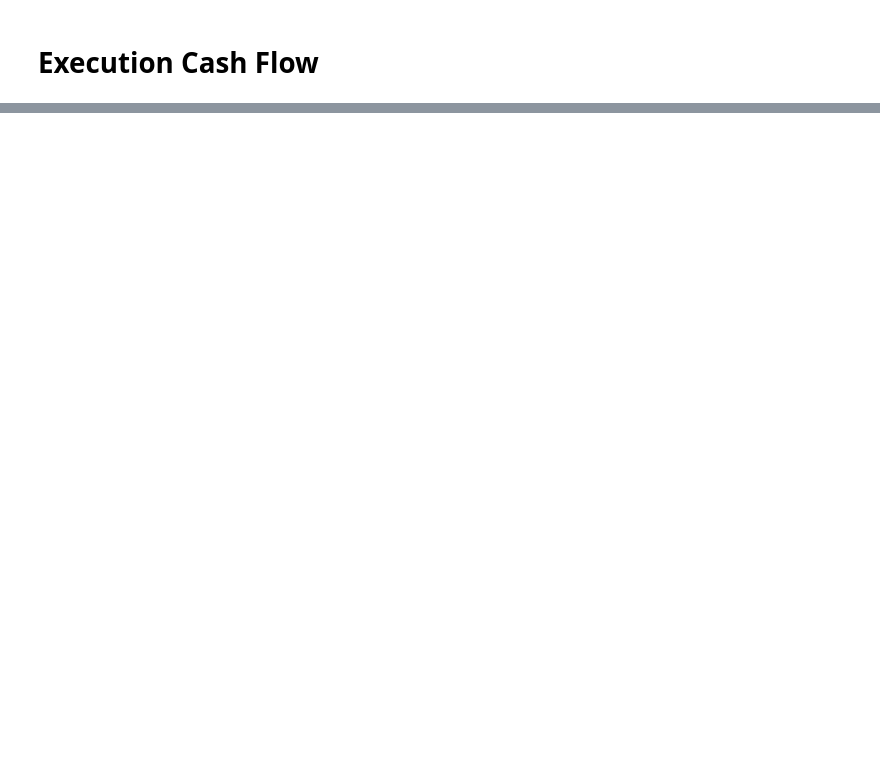
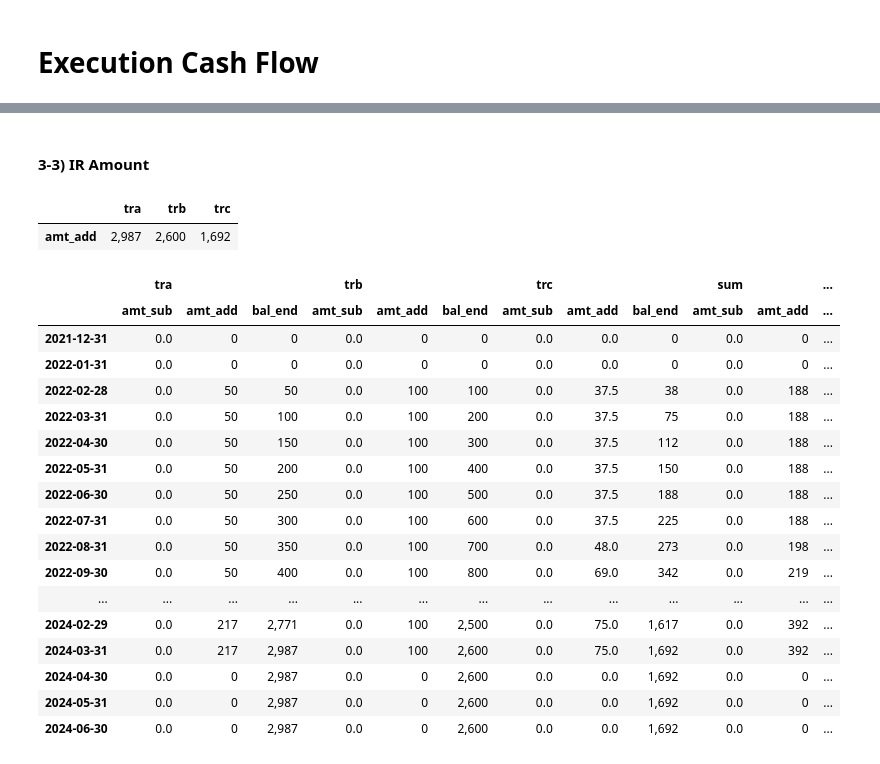
Before and after one commit to kphong16/Financial_Model-CashFlow3, a Jupyter notebook: Case2_CF_modeling3.ipynb, the cells around one changed output, grey strips where cells are left out. Drawn from its saved outputs; the diff is of its cells as text; code cells hidden in the pictures; blank space fills up the shorter version.

```diff
--- a/Case2_CF_modeling3.ipynb
+++ b/Case2_CF_modeling3.ipynb
@@ -422,0 +541,14 @@ R(loan.ttl.IR.df)
+# %%
+loan_dct = loan.ttl.dct.items()
+
+loan_df = {}
+for key, item in loan_dct:
+    loan_df[(key, 'amt_sub')] = item.ntnl.amt_sub[:]
+    loan_df[(key, 'amt_add')] = item.ntnl.amt_add[:]
+    loan_df[(key, 'bal_end')] = item.ntnl.bal_end[:]
+loan_df = DataFrame(loan_df)
+loan_df[('sum', 'amt_sub')] = sum([item for (key1, key2), item in loan_df.items() if key2 == "amt_sub"])
+loan_df[('sum', 'amt_add')] = sum([item for (key1, key2), item in loan_df.items() if key2 == "amt_add"])
+loan_df[('sum', 'bal_end')] = sum([item for (key1, key2), item in loan_df.items() if key2 == "bal_end"])
+
+display(R(loan_df))
@@ -422,0 +581,14 @@ R(loan.ttl.IR.df)
+# %%
+loan_dct = loan.ttl.dct.items()
+
+loan_df = {}
+for key, item in loan_dct:
+    loan_df[(key, 'amt_sub')] = item.fee.amt_sub[:]
+    loan_df[(key, 'amt_add')] = item.fee.amt_add[:]
+    loan_df[(key, 'bal_end')] = item.fee.bal_end[:]
+loan_df = DataFrame(loan_df)
+loan_df[('sum', 'amt_sub')] = sum([item for (key1, key2), item in loan_df.items() if key2 == "amt_sub"])
+loan_df[('sum', 'amt_add')] = sum([item for (key1, key2), item in loan_df.items() if key2 == "amt_add"])
+loan_df[('sum', 'bal_end')] = sum([item for (key1, key2), item in loan_df.items() if key2 == "bal_end"])
+
+display(R(loan_df))
@@ -422,0 +614,40 @@ R(loan.ttl.IR.df)
+# %% [markdown]
+#### 3-3) IR Amount
+# %%
+R(DataFrame({key: sum(item.amt_add[:]) for key, item in loan.ttl.IR.dct.items()}, index=['amt_add']))
+# %% [output]
+|  | tra | trb | trc |
+| amt_add | 2,987 | 2,600 | 1,692 |
+# %%
+loan_dct = loan.ttl.dct.items()
+
+loan_df = {}
+for key, item in loan_dct:
+    loan_df[(key, 'amt_sub')] = item.IR.amt_sub[:]
+    loan_df[(key, 'amt_add')] = item.IR.amt_add[:]
+    loan_df[(key, 'bal_end')] = item.IR.bal_end[:]
+loan_df = DataFrame(loan_df)
+loan_df[('sum', 'amt_sub')] = sum([item for (key1, key2), item in loan_df.items() if key2 == "amt_sub"])
+loan_df[('sum', 'amt_add')] = sum([item for (key1, key2), item in loan_df.items() if key2 == "amt_add"])
+loan_df[('sum', 'bal_end')] = sum([item for (key1, key2), item in loan_df.items() if key2 == "bal_end"])
+
+display(R(loan_df))
+# %% [output]
+|  | tra |  |  | trb |  |  | trc |  |  | sum |  | ... |
+|  | amt_sub | amt_add | bal_end | amt_sub | amt_add | bal_end | amt_sub | amt_add | bal_end | amt_sub | amt_add | ... |
+| 2021-12-31 | 0.0 | 0 | 0 | 0.0 | 0 | 0 | 0.0 | 0.0 | 0 | 0.0 | 0 | ... |
+| 2022-01-31 | 0.0 | 0 | 0 | 0.0 | 0 | 0 | 0.0 | 0.0 | 0 | 0.0 | 0 | ... |
+| 2022-02-28 | 0.0 | 50 | 50 | 0.0 | 100 | 100 | 0.0 | 37.5 | 38 | 0.0 | 188 | ... |
+| 2022-03-31 | 0.0 | 50 | 100 | 0.0 | 100 | 200 | 0.0 | 37.5 | 75 | 0.0 | 188 | ... |
+| 2022-04-30 | 0.0 | 50 | 150 | 0.0 | 100 | 300 | 0.0 | 37.5 | 112 | 0.0 | 188 | ... |
+| 2022-05-31 | 0.0 | 50 | 200 | 0.0 | 100 | 400 | 0.0 | 37.5 | 150 | 0.0 | 188 | ... |
+| 2022-06-30 | 0.0 | 50 | 250 | 0.0 | 100 | 500 | 0.0 | 37.5 | 188 | 0.0 | 188 | ... |
+| 2022-07-31 | 0.0 | 50 | 300 | 0.0 | 100 | 600 | 0.0 | 37.5 | 225 | 0.0 | 188 | ... |
+| 2022-08-31 | 0.0 | 50 | 350 | 0.0 | 100 | 700 | 0.0 | 48.0 | 273 | 0.0 | 198 | ... |
+| 2022-09-30 | 0.0 | 50 | 400 | 0.0 | 100 | 800 | 0.0 | 69.0 | 342 | 0.0 | 219 | ... |
+| ... | ... | ... | ... | ... | ... | ... | ... | ... | ... | ... | ... | ... |
+| 2024-02-29 | 0.0 | 217 | 2,771 | 0.0 | 100 | 2,500 | 0.0 | 75.0 | 1,617 | 0.0 | 392 | ... |
+| 2024-03-31 | 0.0 | 217 | 2,987 | 0.0 | 100 | 2,600 | 0.0 | 75.0 | 1,692 | 0.0 | 392 | ... |
+| 2024-04-30 | 0.0 | 0 | 2,987 | 0.0 | 0 | 2,600 | 0.0 | 0.0 | 1,692 | 0.0 | 0 | ... |
+| 2024-05-31 | 0.0 | 0 | 2,987 | 0.0 | 0 | 2,600 | 0.0 | 0.0 | 1,692 | 0.0 | 0 | ... |
+| 2024-06-30 | 0.0 | 0 | 2,987 | 0.0 | 0 | 2,600 | 0.0 | 0.0 | 1,692 | 0.0 | 0 | ... |
```
Also changed, not shown: parts of 29 cells of this notebook, 2 other files.
